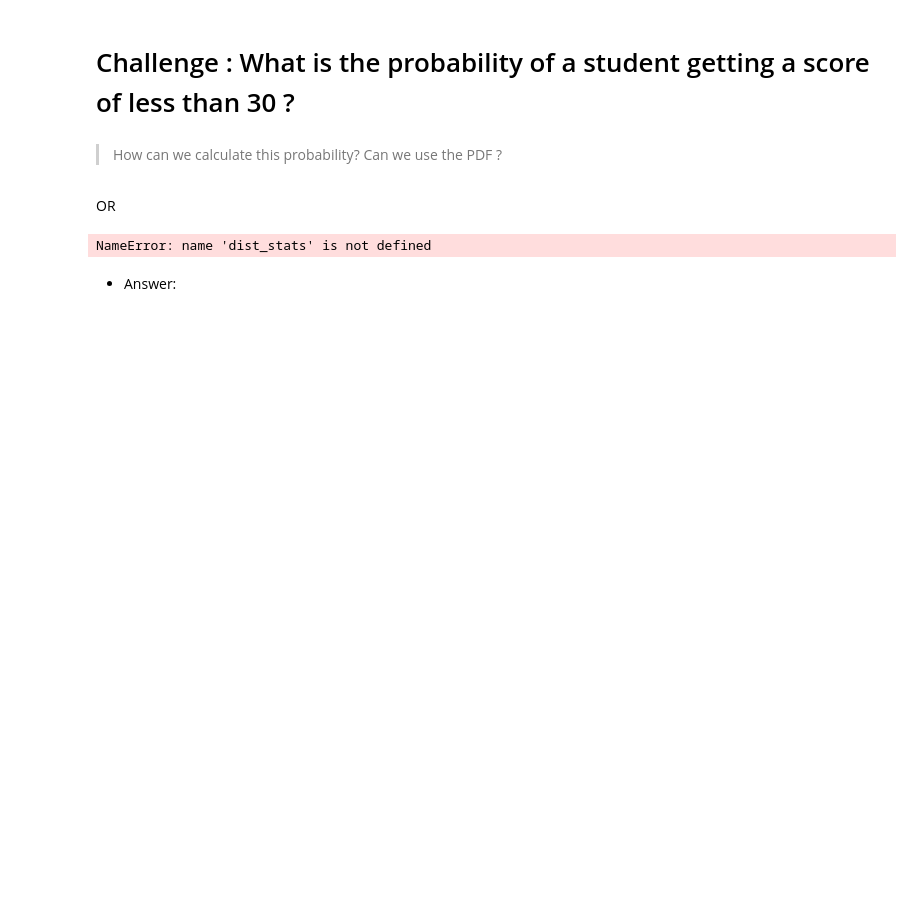
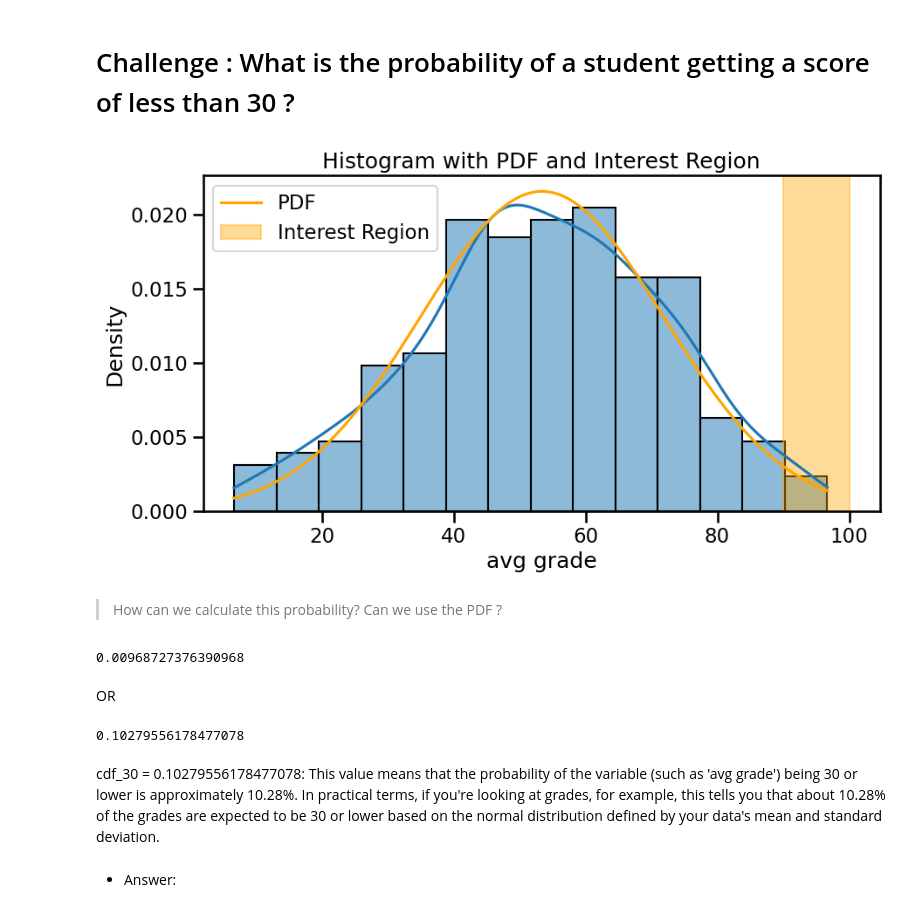
Before and after one commit to erwincarlogonzales/data-enrichment-wk15-lect01-codealong, a Jupyter notebook: ECG_PreClass - From Distributions to Hypothesis.ipynb, the cells around one changed output. Saved outputs shown, nothing was run; the diff lists cells and outputs as text; code cells hidden in the pictures; blank space fills up the shorter version.

```diff
--- a/ECG_PreClass - From Distributions to Hypothesis.ipynb
+++ b/ECG_PreClass - From Distributions to Hypothesis.ipynb
@@ -236,25 +341,44 @@ sns.barplot(data=df, x='internet',y='avg grade')
 # %% [markdown]
 # Challenge : What is the probability of a student getting a score of less than 30 ?
 # %%
+# import norm
+from scipy.stats import norm
+
 ## Plot the histogram again AND pdf again
-
+fig, ax = plt.subplots(figsize = (10, 5))
+sns.histplot(data = df, x = 'avg grade', stat = 'density', kde = True, ax = ax)
+x_values = np.linspace(min(df['avg grade']), max(df['avg grade']), 100)
+pdf_values = norm.pdf(x_values, loc = dist_stat.loc['mean'], scale = dist_stat.loc['std'])
+ax.plot(x_values, pdf_values, label = 'PDF', color = 'orange');
 
 ## Add a vpsan to the plot showing the region we want to calc prob for
+ax.axvspan(90, 100, alpha = 0.4, color = 'orange', label = 'Interest Region')
+ax.set_title('Histogram with PDF and Interest Region')
+ax.legend()
+
+plt.show();
+# %% [output]
+[figure, added]
 # %% [markdown]
 > How can we calculate this probability? Can we use the PDF  ?
 # %%
 ## try making a list of values less than 30 and getting the pdf values
-
+p_less_30 = list(range(30))
+p_less_30_pdf = stats.norm.pdf(30, loc = dist_stat.loc['mean'], scale = dist_stat.loc['std'])
 
 ## Sum the values to get the total probability.
+p_less_30_pdf.sum()
+# %% [output]
+0.00968727376390968
 # %% [markdown]
 OR
 # %%
-
 ## Use the cumulative density function to find prob of 30 OR lower.
-cdf_30 = stats.norm.cdf(30, loc=dist_stats.loc['mean'], scale=dist_stats.loc['std'])
+cdf_30 = stats.norm.cdf(30, loc = dist_stat.loc['mean'], scale = dist_stat.loc['std'])
 cdf_30
 # %% [output]
-NameError: name 'dist_stats' is not defined
+0.10279556178477078
+# %% [markdown]
+cdf_30 = 0.10279556178477078: This value means that the probability of the variable (such as 'avg grade') being 30 or lower is approximately 10.28%. In practical terms, if you're looking at grades, for example, this tells you that about 10.28% of the grades are expected to be 30 or lower based on the normal distribution defined by your data's mean and standard deviation.
 # %% [markdown]
 - Answer:
```
Also changed, not shown: parts of 22 cells of this notebook.
